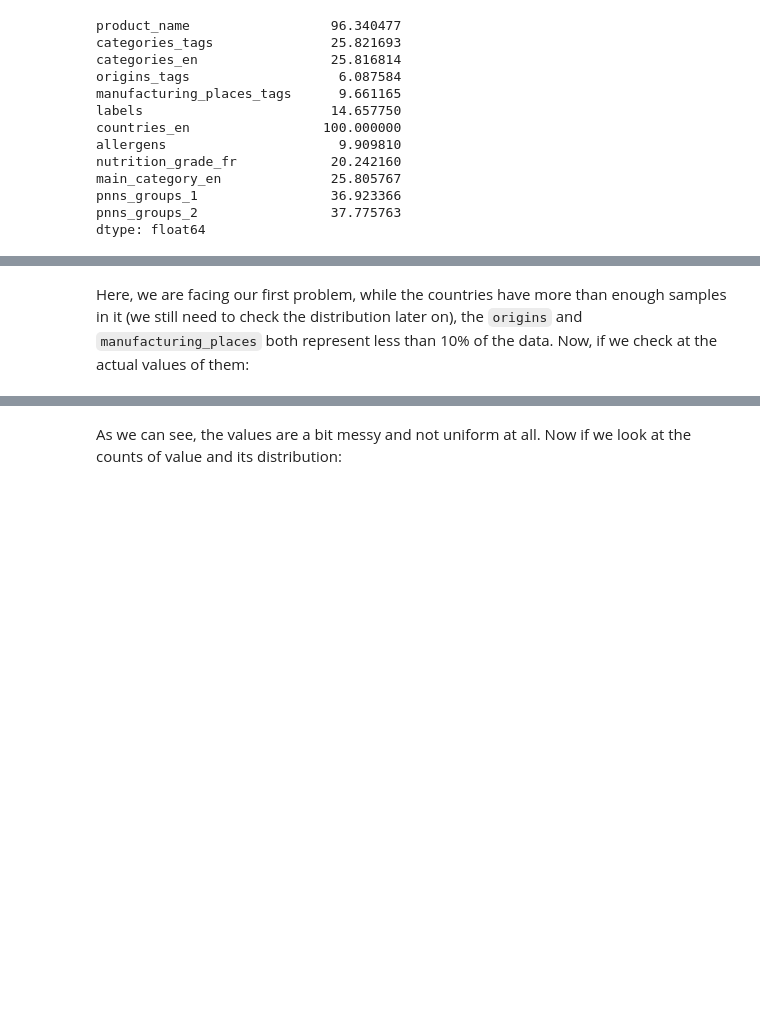
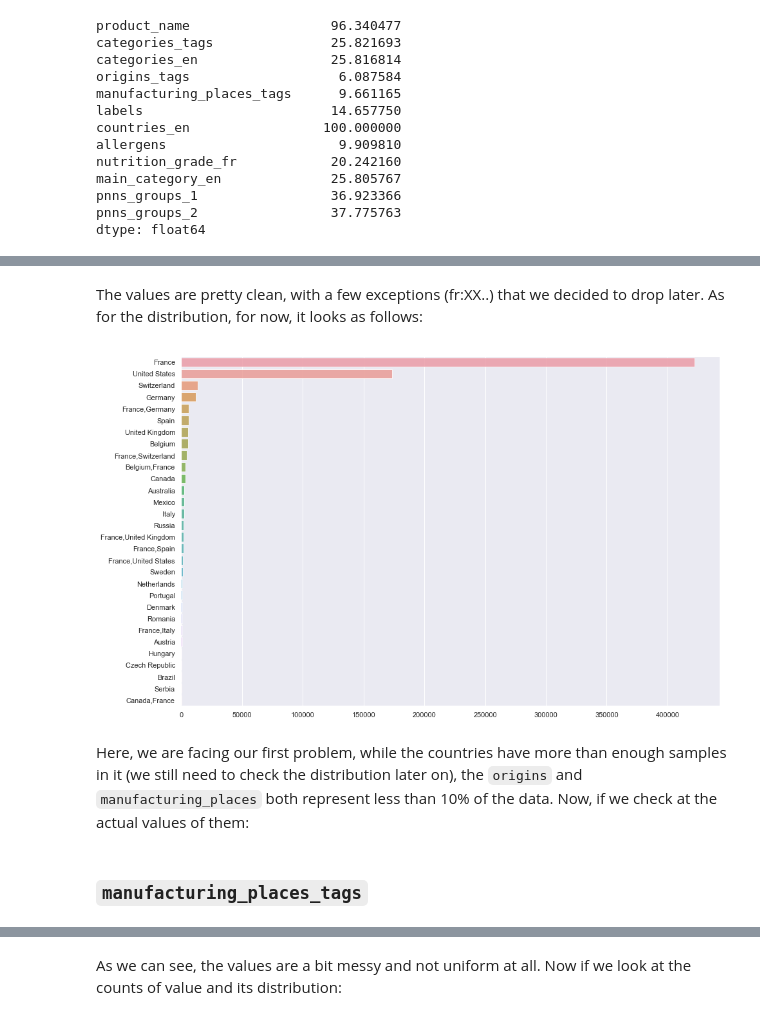
Before and after one commit to coiL10/AdamanTeam, a Jupyter notebook: milestone2.ipynb, the cells around one changed output, grey strips where cells are left out. Cells and saved outputs as stored; diff of their text form; code cells hidden in the pictures; blank space fills up the shorter version.

Commit message:
data description done, need data cleaning

```diff
--- a/milestone2.ipynb
+++ b/milestone2.ipynb
@@ -150,5 +186,13 @@ For this one, we're interested in the following tags: `origin`, `manufacturing_p
+# %% [markdown]
+The values are pretty clean, with a few exceptions (fr:XX..) that we decided to drop later. As for the distribution, for now, it looks as follows:
+# %%
+print_dis(selected_data.countries_en)
+# %% [output]
+[figure, added]
 # %% [markdown]
 Here, we are facing our first problem, while the countries have more than enough samples in it (we still need to check the distribution later on), the `origins` and `manufacturing_places` both represent less than 10% of the data. Now, if we check at the actual values of them:
+# %% [markdown]
+### `manufacturing_places_tags`
 # %%
 selected_data.manufacturing_places_tags.unique()[:50]
 # %% [output]
```
Also changed, not shown: parts of 45 cells of this notebook.
